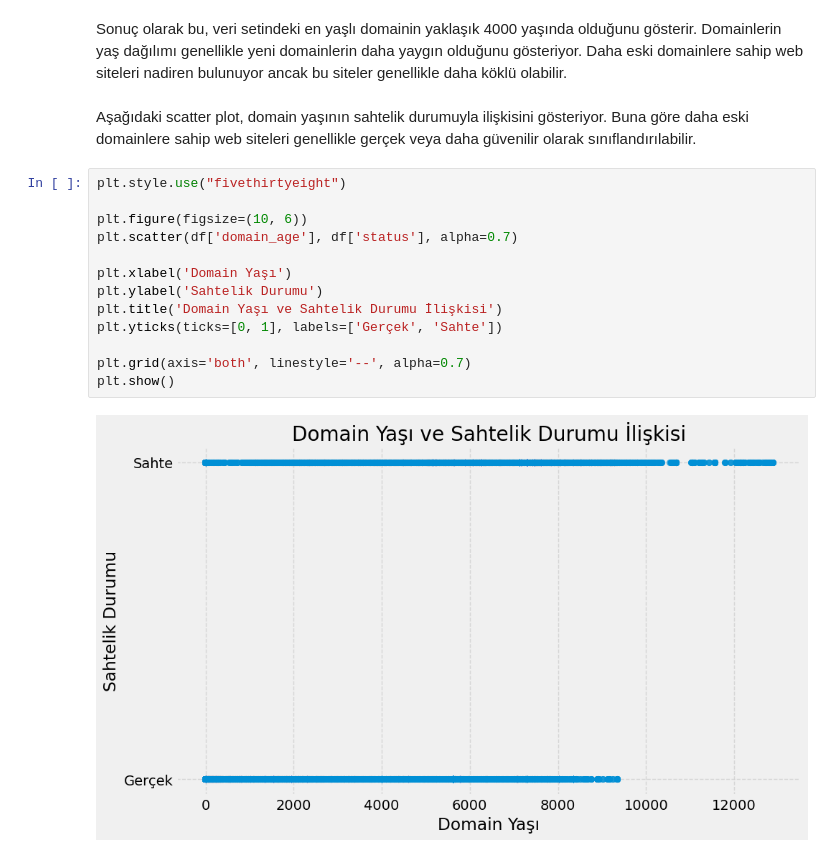
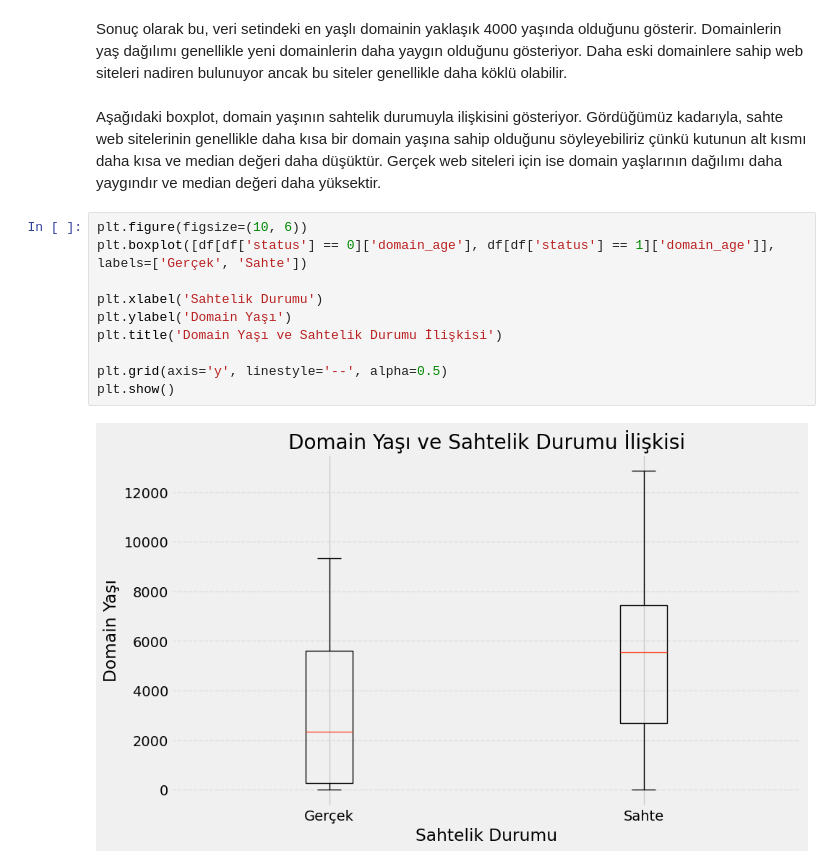
Before and after one commit to Phishbust/datanalysisandmodeling, a Jupyter notebook: data.ipynb, the cells around one changed output. Drawn from its saved outputs; the diff is of its cells as text.

```diff
--- a/data.ipynb
+++ b/data.ipynb
@@ -259,20 +259,17 @@ plt.show()
 [figure]
 # %% [markdown]
  <bold>Sonuç olarak bu, veri setindeki en yaşlı domainin yaklaşık 4000 yaşında olduğunu gösterir. Domainlerin yaş dağılımı genellikle yeni domainlerin daha yaygın olduğunu gösteriyor. Daha eski domainlere sahip web siteleri nadiren bulunuyor ancak bu siteler genellikle daha köklü olabilir.</bold>
-# %% [markdown]
-<bold>Aşağıdaki scatter plot, domain yaşının sahtelik durumuyla ilişkisini gösteriyor. Buna göre daha eski domainlere sahip web siteleri genellikle gerçek veya daha güvenilir olarak sınıflandırılabilir.</bold>
+# %% [markdown]
+<bold>Aşağıdaki boxplot, domain yaşının sahtelik durumuyla ilişkisini gösteriyor. Gördüğümüz kadarıyla, sahte web sitelerinin genellikle daha kısa bir domain yaşına sahip olduğunu söyleyebiliriz çünkü kutunun alt kısmı daha kısa ve median değeri daha düşüktür. Gerçek web siteleri için ise domain yaşlarının dağılımı daha yaygındır ve median değeri daha yüksektir.</bold>
 # %%
-plt.style.use("fivethirtyeight")
+plt.figure(figsize=(10, 6))
+plt.boxplot([df[df['status'] == 0]['domain_age'], df[df['status'] == 1]['domain_age']], labels=['Gerçek', 'Sahte'])
 
-plt.figure(figsize=(10, 6))
-plt.scatter(df['domain_age'], df['status'], alpha=0.7)
+plt.xlabel('Sahtelik Durumu')
+plt.ylabel('Domain Yaşı')
+plt.title('Domain Yaşı ve Sahtelik Durumu İlişkisi')
 
-plt.xlabel('Domain Yaşı')
-plt.ylabel('Sahtelik Durumu')
-plt.title('Domain Yaşı ve Sahtelik Durumu İlişkisi')
-plt.yticks(ticks=[0, 1], labels=['Gerçek', 'Sahte'])
-
-plt.grid(axis='both', linestyle='--', alpha=0.7)
+plt.grid(axis='y', linestyle='--', alpha=0.5)
 plt.show()
 # %% [output]
-[figure, old version]
+[figure, new version]
```
Also changed, not shown: parts of 1 cell of this notebook.
